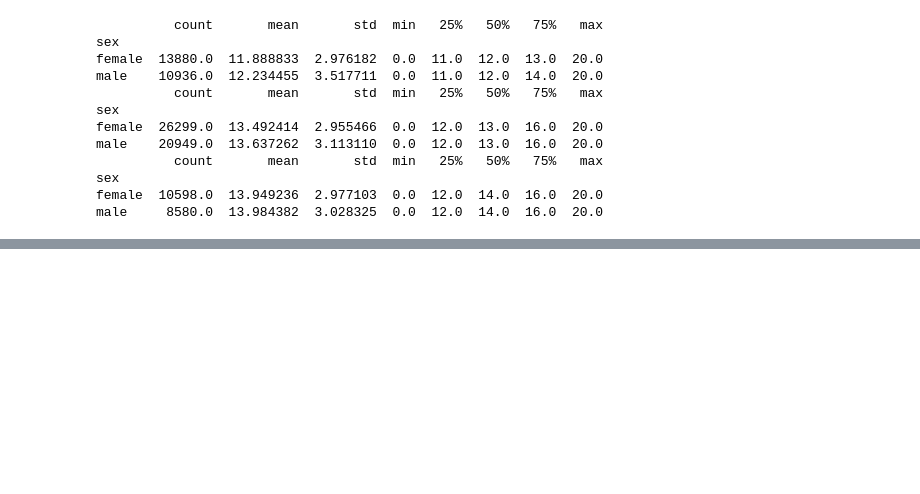
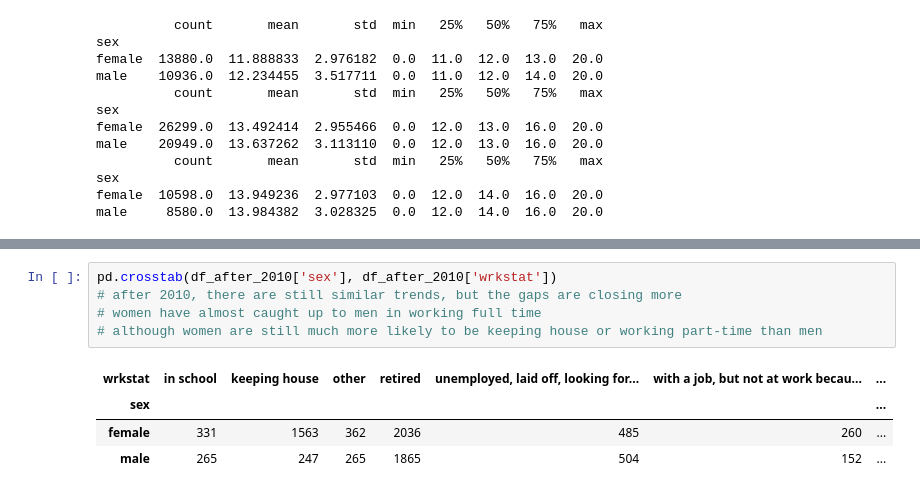
Before and after one commit to fwx5ax/EDA, a Jupyter notebook: lab/get_gss.ipynb, the cells around one changed output, grey strips where cells are left out. Drawn from its saved outputs; the diff is of its cells as text; blank space fills up the shorter version.

```diff
--- a/lab/get_gss.ipynb
+++ b/lab/get_gss.ipynb
@@ -167,0 +226,10 @@ male     8580.0  13.984382  3.028325  0.0  12.0  14.0  16.0  20.0
+# %%
+pd.crosstab(df_after_2010['sex'], df_after_2010['wrkstat'])
+# after 2010, there are still similar trends, but the gaps are closing more
+# women have almost caught up to men in working full time
+# although women are still much more likely to be keeping house or working part-time than men
+# %% [output]
+| wrkstat | in school | keeping house | other | retired | unemployed, laid off, looking for... | with a job, but not at work becau... | ... |
+| sex |  |  |  |  |  |  | ... |
+| female | 331 | 1563 | 362 | 2036 | 485 | 260 | ... |
+| male | 265 | 247 | 265 | 1865 | 504 | 152 | ... |
```
Also changed, not shown: parts of 15 cells of this notebook.
